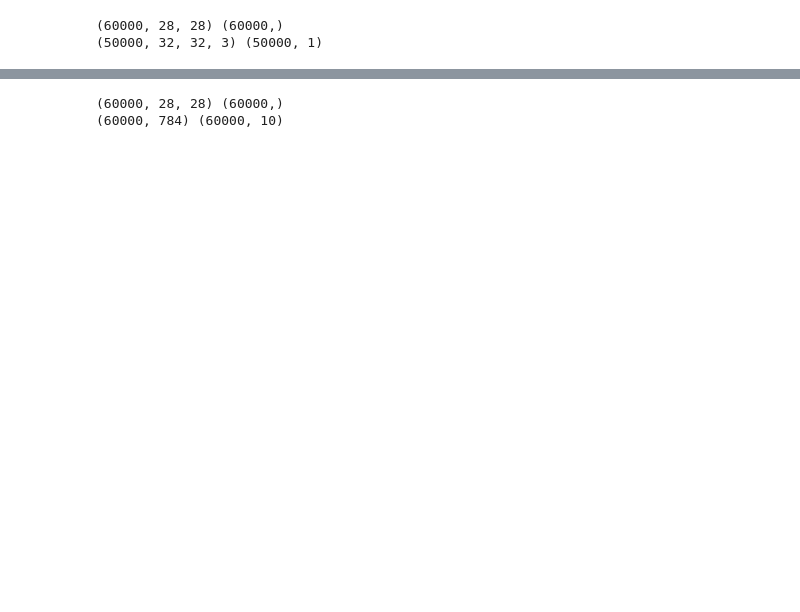
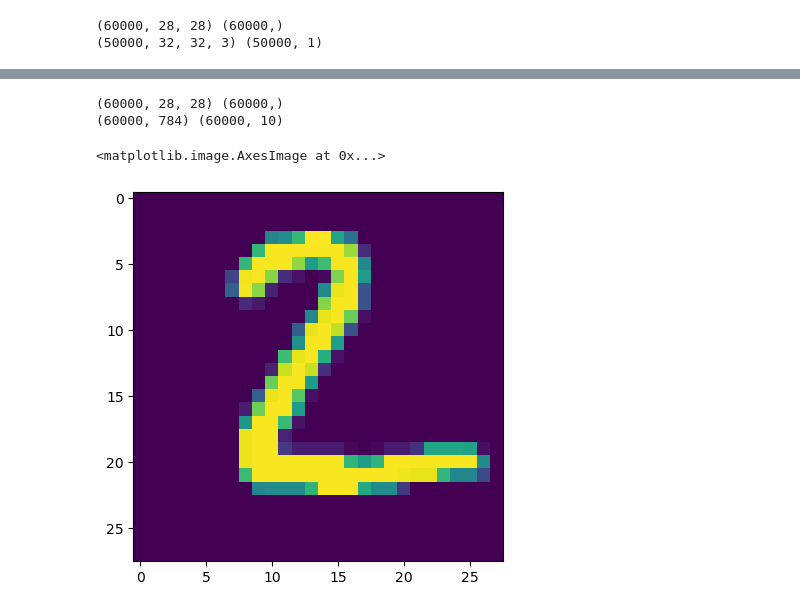
Before and after one commit to swddoram/EarthScience, a Jupyter notebook: 지구과학발표/Untitled1.ipynb, the cells around one changed output, grey strips where cells are left out. Drawn from its saved outputs; the diff is of its cells as text; code cells hidden in the pictures; blank space fills up the shorter version.

```diff
--- a/지구과학발표/Untitled1.ipynb
+++ b/지구과학발표/Untitled1.ipynb
@@ -31,14 +59,18 @@ plt.imshow(cifar_x[0])
 # %%
 #데이터 준비
-(독립, 종속), _ = tf.keras.datasets.mnist.load_data()
+(독립, 종속), (독립2, 종속2) = tf.keras.datasets.mnist.load_data()
 print(독립.shape, 종속.shape)
 
-독립 = 독립.reshape(60000, 784)
+독립r = 독립.reshape(60000, 784)
+독립2r = 독립2.reshape(10000, 784)
 종속 = pd.get_dummies(종속)
-print(독립.shape, 종속.shape)
+print(독립r.shape, 종속.shape)
+plt.imshow(독립2[1])
 # %% [output]
 (60000, 28, 28) (60000,)
 (60000, 784) (60000, 10)
+<matplotlib.image.AxesImage at 0x...>
+[figure, added]
 # %%
 #모델 만들기
 X = tf.keras.layers.Input(shape=[784])
```
Also changed, not shown: parts of 9 cells of this notebook, 4 other files.
